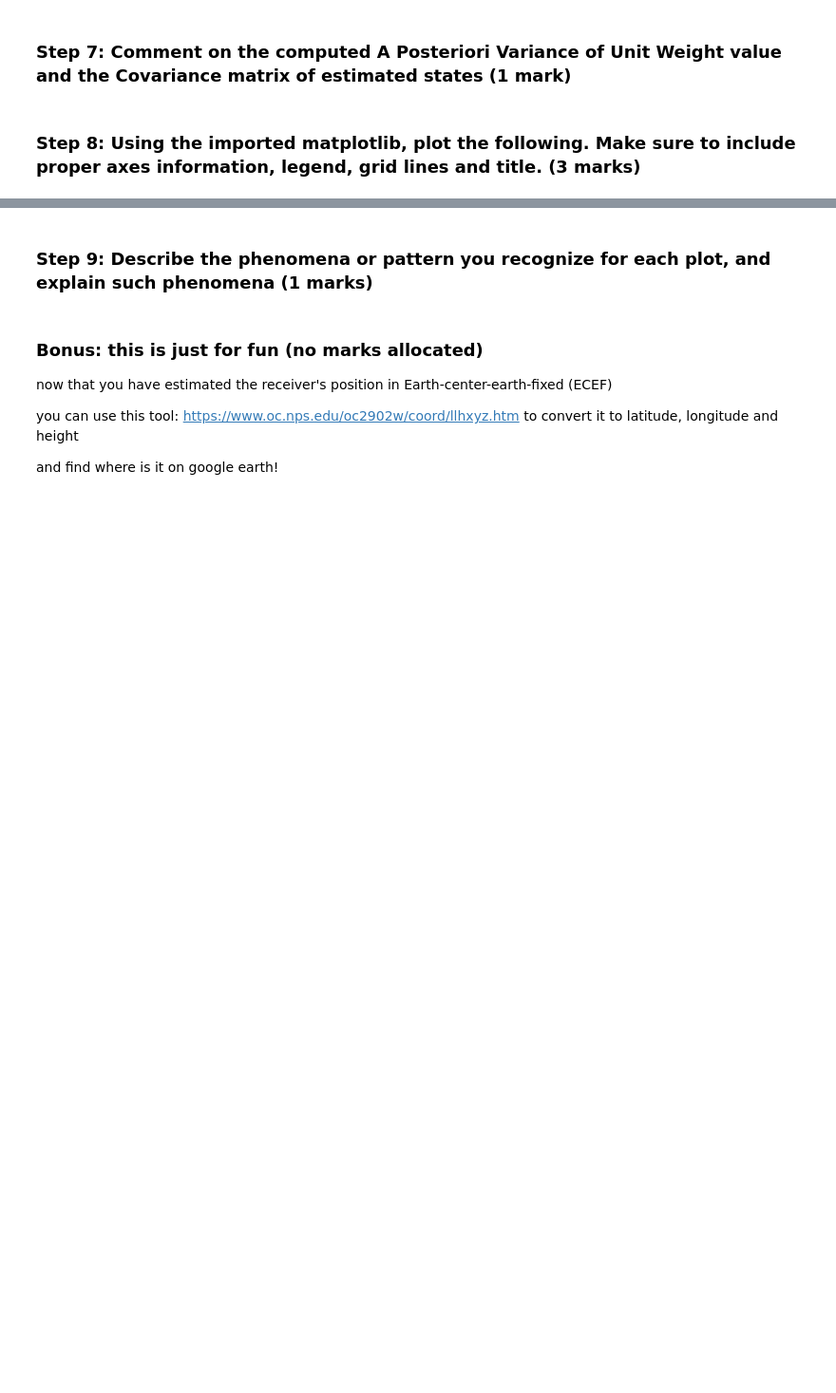
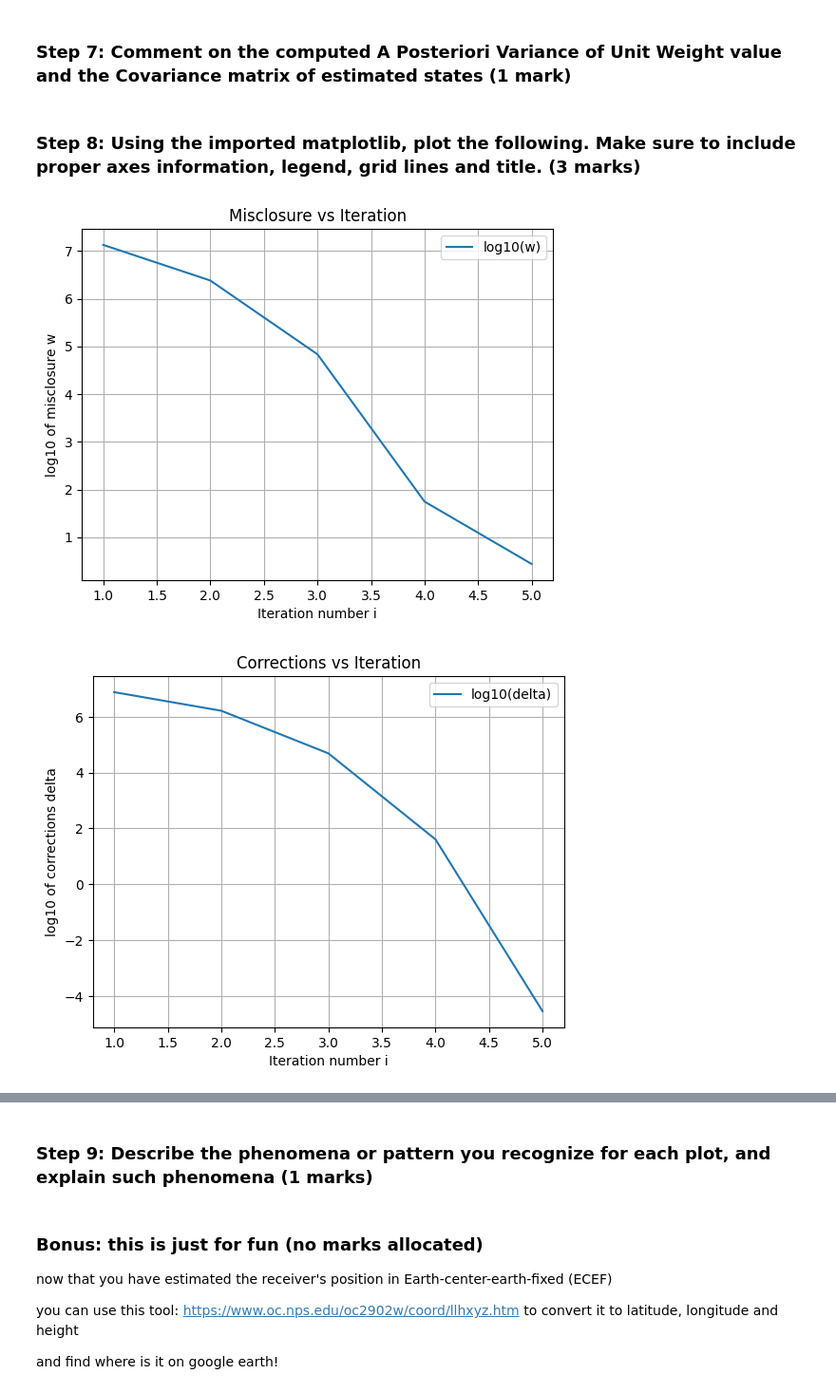
Before and after one commit to NazilaAbedini/ENGG680_2025_Fall, a Jupyter notebook: Lab_Assignment2/Assignment2_Upload.ipynb, the cells around one changed output, grey strips where cells are left out. Shown at 95% size. Saved outputs shown, nothing was run; the diff lists cells and outputs as text; code cells hidden in the pictures; blank space fills up the shorter version.

```diff
--- a/Lab_Assignment2/Assignment2_Upload.ipynb
+++ b/Lab_Assignment2/Assignment2_Upload.ipynb
@@ -388,0 +378,33 @@ Final 3D position error (m): 5.4258
+# %%
+# 1. Plot log of the misclosure w against the LSQ iteration number i
+plt.figure()
+plt.plot(arr_i, np.log10(arr_w), label="log10(w)")
+plt.xlabel("Iteration number i")
+plt.ylabel("log10 of misclosure w")
+plt.title("Misclosure vs Iteration")
+plt.grid(True)
+plt.legend()
+plt.show()
+
+# 2. Plot log of the corrections delta against the LSQ iteration number i
+plt.figure()
+plt.plot(arr_i, np.log10(arr_delta), label="log10(delta)")
+plt.xlabel("Iteration number i")
+plt.ylabel("log10 of corrections delta")
+plt.title("Corrections vs Iteration")
+plt.grid(True)
+plt.legend()
+plt.show()
+
+# 3. Plot log of the 3D position errors against the LSQ iteration number i
+plt.figure()
+plt.plot(arr_i, np.log10(arr_err_pos), label="log10(position error)")
+plt.xlabel("Iteration number i")
+plt.ylabel("log10 of 3D position error")
+plt.title("3D Position Error vs Iteration")
+plt.grid(True)
+plt.legend()
+plt.show()
+# %% [output]
+[figure, added]
+[figure, added]
```
Also changed, not shown: parts of 6 cells of this notebook.
